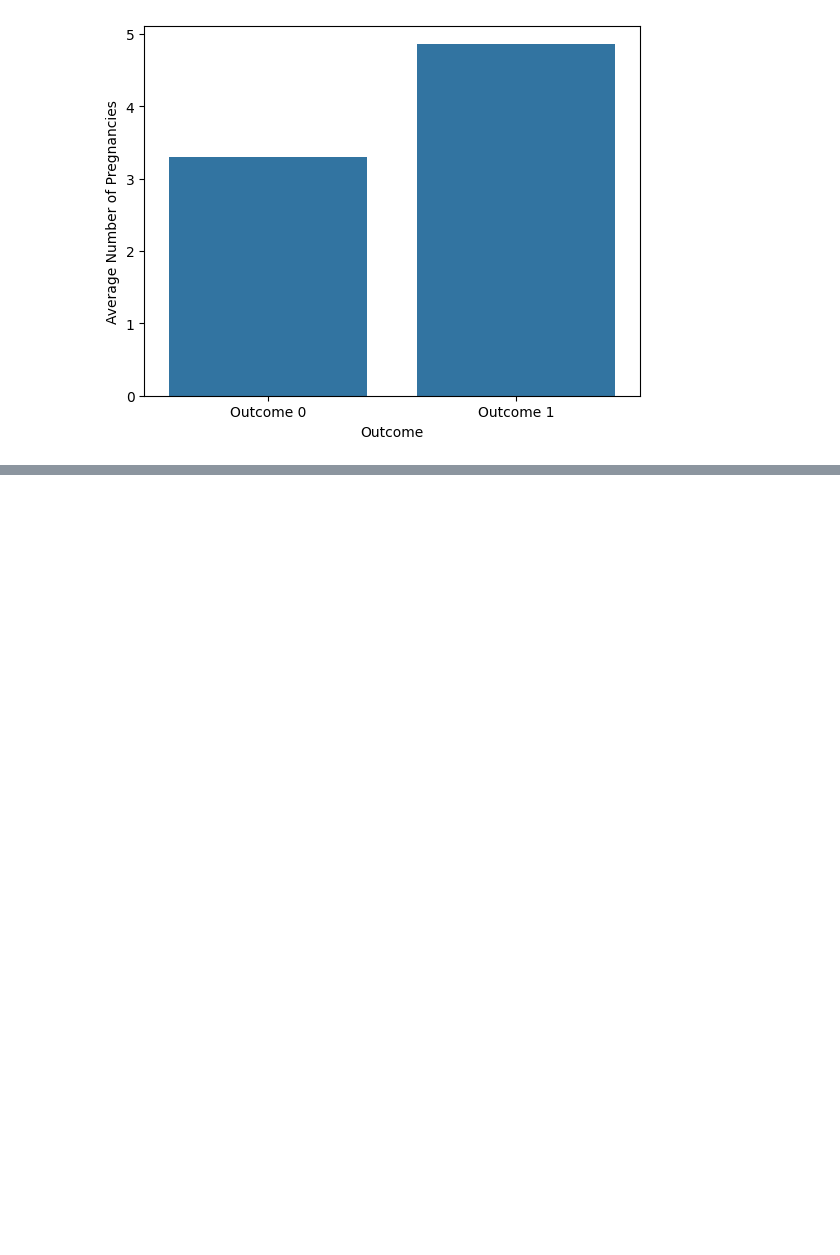
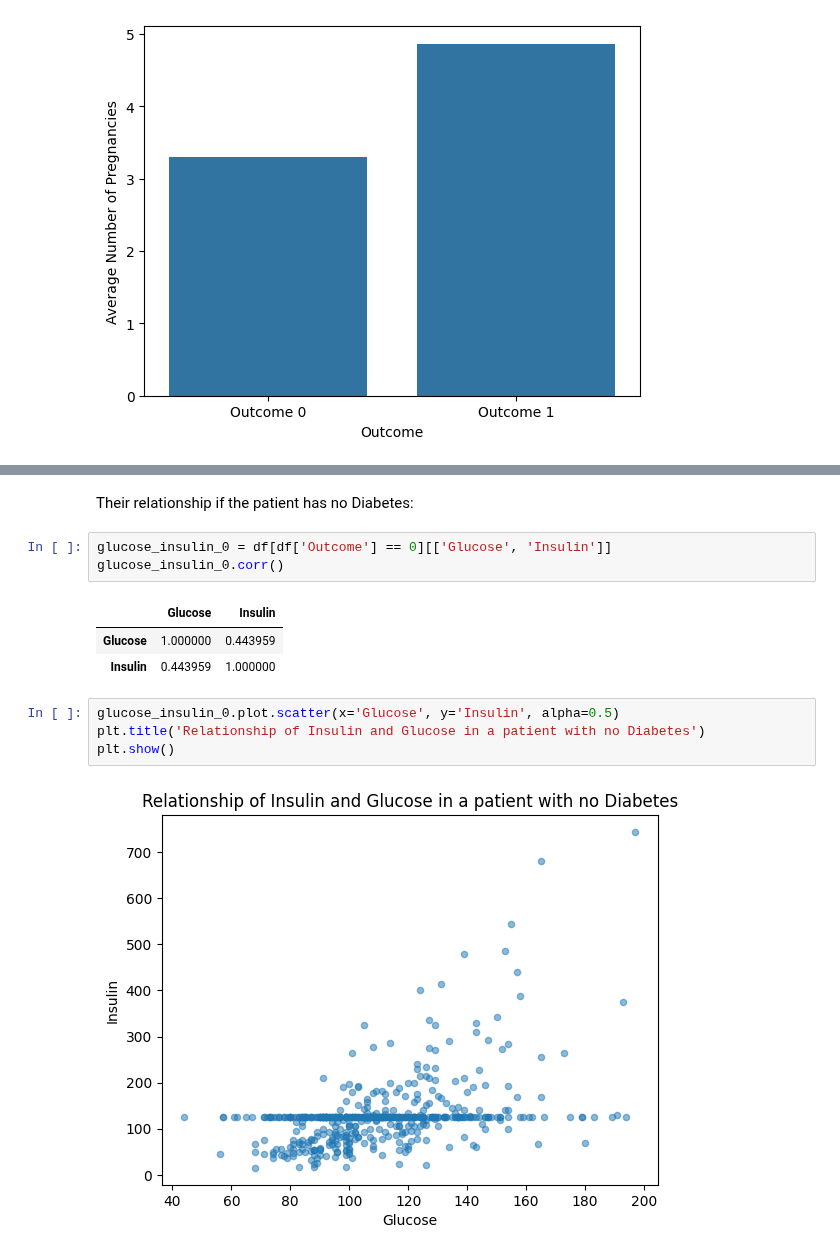
Before and after one commit to houin679/CSMODELPROJECT, a Jupyter notebook: nb1.ipynb, the cells around one changed output, grey strips where cells are left out. Cells and saved outputs as stored; diff of their text form; blank space fills up the shorter version.

```diff
--- a/nb1.ipynb
+++ b/nb1.ipynb
@@ -525,0 +537,15 @@ plt.show()
+# %% [markdown]
+Their relationship if the patient has no Diabetes:
+# %%
+glucose_insulin_0 = df[df['Outcome'] == 0][['Glucose', 'Insulin']]
+glucose_insulin_0.corr()
+# %% [output]
+|  | Glucose | Insulin |
+| Glucose | 1.000000 | 0.443959 |
+| Insulin | 0.443959 | 1.000000 |
+# %%
+glucose_insulin_0.plot.scatter(x='Glucose', y='Insulin', alpha=0.5)
+plt.title('Relationship of Insulin and Glucose in a patient with no Diabetes')
+plt.show()
+# %% [output]
+[figure, added]
```
Also changed, not shown: parts of 28 cells of this notebook.
